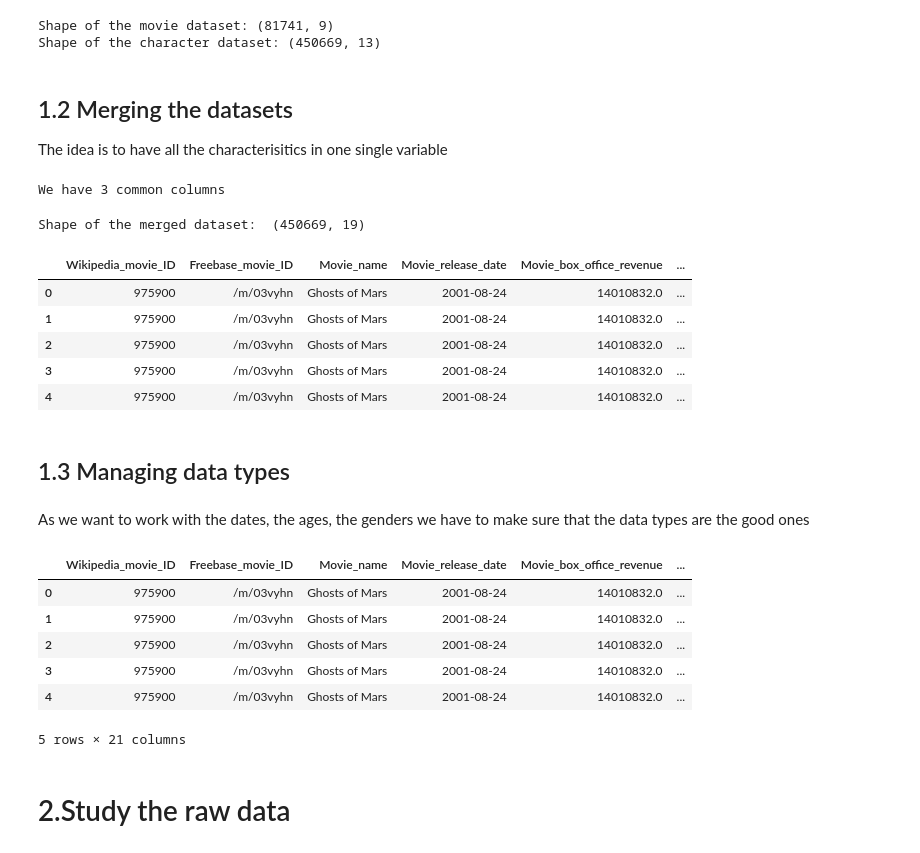
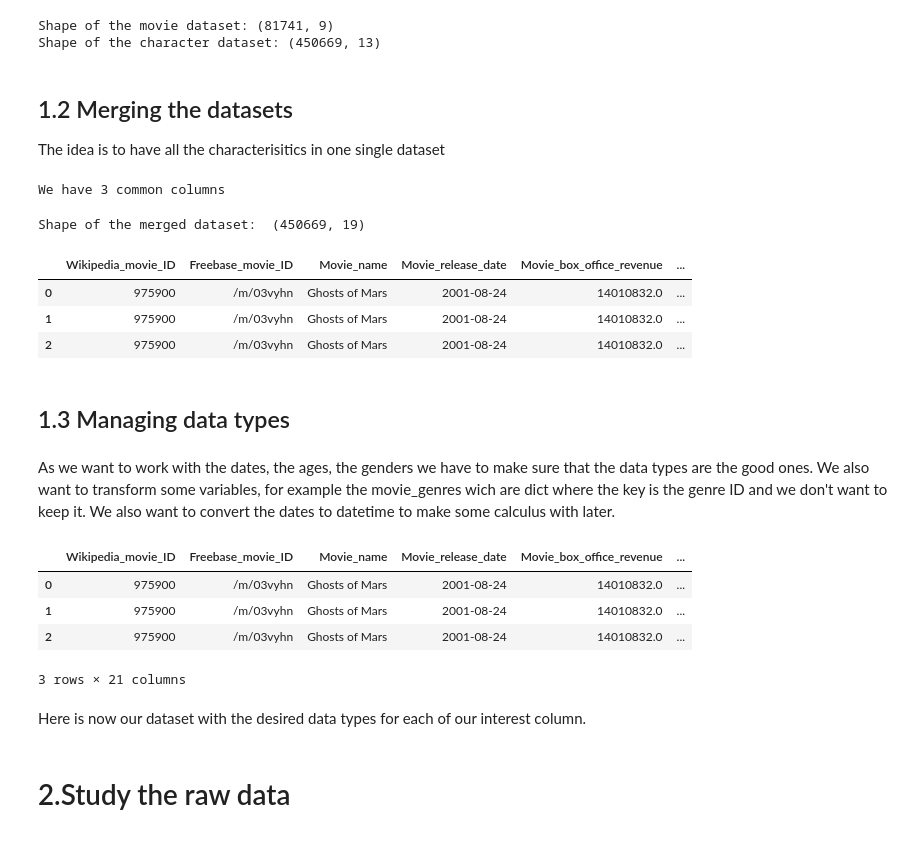
Before and after one commit to epfl-ada/ada-2024-project-ecureuilscosmiques24, a Jupyter notebook: projet_ADA.ipynb, the cells around one changed output. Drawn from its saved outputs; the diff is of its cells as text; code cells hidden in the pictures.

```diff
--- a/projet_ADA.ipynb
+++ b/projet_ADA.ipynb
@@ -6,6 +6,6 @@ import matplotlib.pyplot as plt
 import seaborn as sns
 import ast
 # %%
-data_folder = "C:/Users/bapti/ADA2024-projet/MovieSummaries/"
-
+#data_folder = "C:/Users/bapti/ADA2024-projet/MovieSummaries/"
+data_folder = "C:/Users/thoma/Documents/ADA_Projet_Data/MovieSummaries/"
 ########### A CHANGER LE PATH DU FOLDER ##################
@@ -49,7 +55,7 @@ Shape of the character dataset: (450669, 13)
 # %% [markdown]
 ## 1.2 Merging the datasets
 
-The idea is to have all the characterisitics in one single variable
+The idea is to have all the characterisitics in one single dataset
 # %%
 # We check if the two datasets have identical columns
 common_col = set(movie_col_name) & set(char_col_name)
@@ -63,19 +69,20 @@ merged_df['Movie_release_date'] = merged_df['Movie_release_date'].combine_first(
 merged_df.drop('Movie_release_date_y', axis =1, inplace = True, errors='ignore')
 
 print("Shape of the merged dataset: ", merged_df.shape)
-merged_df.head(5)
 # %% [output]
 Shape of the merged dataset:  (450669, 19)
-|  | Wikipedia_movie_ID | Freebase_movie_ID | Movie_name | Movie_release_date | Movie_box_office_revenue | ... |
-| 0 | 975900 | /m/03vyhn | Ghosts of Mars | 2001-08-24 | 14010832.0 | ... |
-| 1 | 975900 | /m/03vyhn | Ghosts of Mars | 2001-08-24 | 14010832.0 | ... |
-| 2 | 975900 | /m/03vyhn | Ghosts of Mars | 2001-08-24 | 14010832.0 | ... |
-| 3 | 975900 | /m/03vyhn | Ghosts of Mars | 2001-08-24 | 14010832.0 | ... |
-| 4 | 975900 | /m/03vyhn | Ghosts of Mars | 2001-08-24 | 14010832.0 | ... |
+# %%
+merged_df.head(3)
+# %% [output]
+|  | Wikipedia_movie_ID | Freebase_movie_ID | Movie_name | Movie_release_date | Movie_box_office_revenue | ... |
+| 0 | 975900 | /m/03vyhn | Ghosts of Mars | 2001-08-24 | 14010832.0 | ... |
+| 1 | 975900 | /m/03vyhn | Ghosts of Mars | 2001-08-24 | 14010832.0 | ... |
+| 2 | 975900 | /m/03vyhn | Ghosts of Mars | 2001-08-24 | 14010832.0 | ... |
 # %% [markdown]
 ## 1.3 Managing data types
 # %% [markdown]
-As we want to work with the dates, the ages, the genders we have to make sure that the data types are the good ones
+As we want to work with the dates, the ages, the genders we have to make sure that the data types are the good ones. We also want to transform some variables, for example the movie_genres wich are dict where the key is the genre ID and we don't want to keep it.
+We also want to convert the dates to datetime to make some calculus with later.
 # %%
 # Extract the first item of a dictionary
 def extract_first_genre(genre_dict):
@@ -109,15 +116,15 @@ merged_df['Movie_languages'] = merged_df['Movie_languages'].apply(lambda x: [y.r
 merged_df['Movie_release_date'] = pd.to_datetime(merged_df['Movie_release_date'], errors='coerce').dt.normalize()
 merged_df['Actor_date_of_birth'] = pd.to_datetime(merged_df['Actor_date_of_birth'], errors='coerce').dt.normalize()
 # %%
-merged_df.head(5)
+merged_df.head(3)
 # %% [output]
 |  | Wikipedia_movie_ID | Freebase_movie_ID | Movie_name | Movie_release_date | Movie_box_office_revenue | ... |
 | 0 | 975900 | /m/03vyhn | Ghosts of Mars | 2001-08-24 | 14010832.0 | ... |
 | 1 | 975900 | /m/03vyhn | Ghosts of Mars | 2001-08-24 | 14010832.0 | ... |
 | 2 | 975900 | /m/03vyhn | Ghosts of Mars | 2001-08-24 | 14010832.0 | ... |
-| 3 | 975900 | /m/03vyhn | Ghosts of Mars | 2001-08-24 | 14010832.0 | ... |
-| 4 | 975900 | /m/03vyhn | Ghosts of Mars | 2001-08-24 | 14010832.0 | ... |
-5 rows × 21 columns
+3 rows × 21 columns
+# %% [markdown]
+Here is now our dataset with the desired data types for each of our interest column.
 # %% [markdown]
 # 2.Study the raw data
 # %%
```
Also changed, not shown: parts of 33 cells of this notebook.
